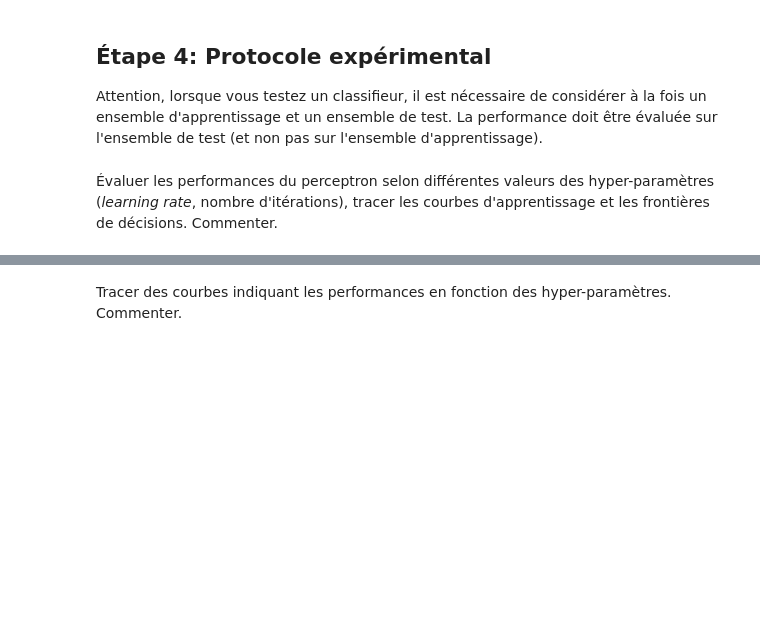
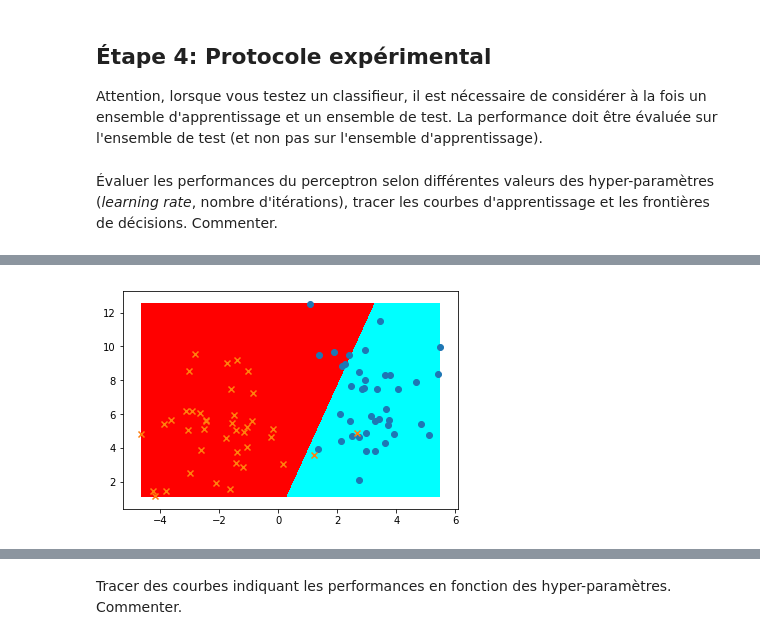
Before and after one commit to Hakimba/DataScience, a Jupyter notebook: IADS-TP3-perceptron.ipynb, the cells around one changed output, grey strips where cells are left out. Cells and saved outputs as stored; diff of their text form; code cells hidden in the pictures; blank space fills up the shorter version.

```diff
--- a/IADS-TP3-perceptron.ipynb
+++ b/IADS-TP3-perceptron.ipynb
@@ -259,0 +289,10 @@ Attention, lorsque vous testez un classifieur, il est nécessaire de considérer
+# %%
+#Learning rate : 0.001 Iterations : 50 * taille du dataset
+for i in range(it2):
+    p2.train(datatrain)
+    p2_perf.append(p2.accuracy(datatest))
+
+plot_frontiere(datatest,p2,step=20)
+plot2DSet(datatest)
+# %% [output]
+[figure, added]
```
Also changed, not shown: parts of 11 cells of this notebook, 2 other files.
